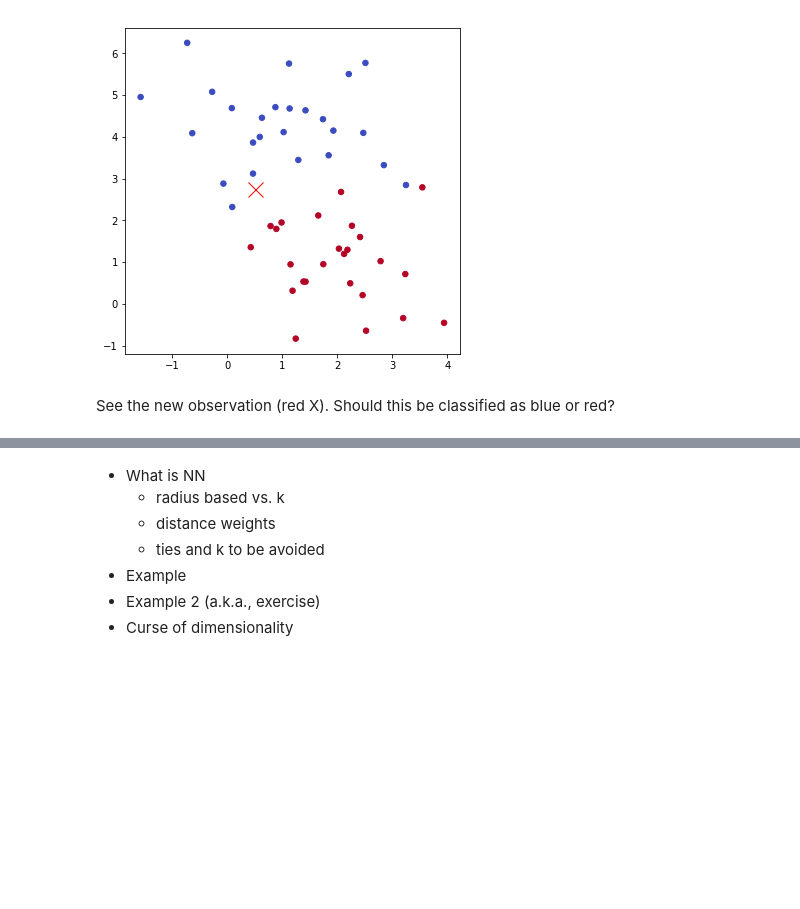
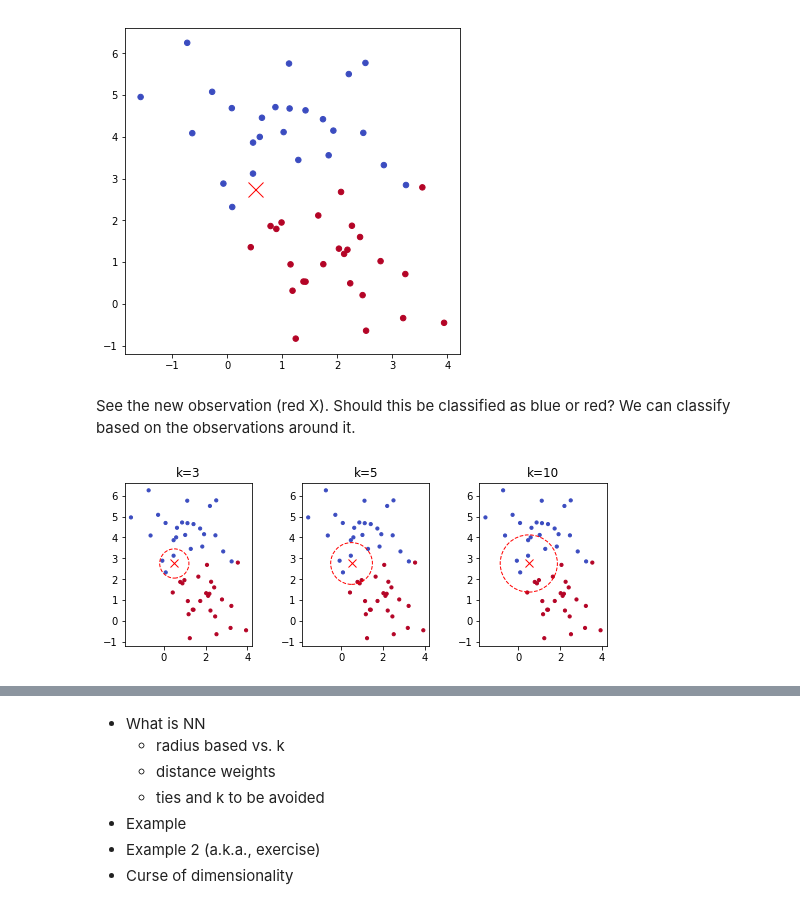
Before and after one commit to sathayas/JupyterAnalyticsSpring2018, a Jupyter notebook: NearestNeighbor.ipynb, the cells around one changed output, grey strips where cells are left out. Cells and saved outputs as stored; diff of their text form; code cells hidden in the pictures; blank space fills up the shorter version.

Commit message:
Added plots with k nearest neighbors

```diff
--- a/NearestNeighbor.ipynb
+++ b/NearestNeighbor.ipynb
@@ -85,4 +85,40 @@ plt.show()
 # %% [output]
 [figure]
 # %% [markdown]
-See the new observation (red X). Should this be classified as blue or red?
+See the new observation (red X). Should this be classified as blue or red? We can classify based on the observations around it.
+# %%
+# k nearest neighbors
+plt.figure(figsize=[9,3])
+plt.subplot(131)
+plt.scatter(X[:, 0], X[:, 1], c=y, cmap=plt.cm.coolwarm, s=10)
+plt.plot(x_new, y_new, marker='x', c='r', ms=8)
+circle = plt.Circle((x_new, y_new), radius=0.7, color='r', linewidth=1,
+                    ls='--', fill=False)
+ax = plt.gca()
+ax.add_artist(circle)
+ax.set_aspect('equal')
+plt.title('k=3')
+
+plt.subplot(132)
+plt.scatter(X[:, 0], X[:, 1], c=y, cmap=plt.cm.coolwarm, s=10)
+plt.plot(x_new, y_new, marker='x', c='r', ms=8)
+circle = plt.Circle((x_new, y_new), radius=1.0, color='r', linewidth=1,
+                    ls='--', fill=False)
+ax = plt.gca()
+ax.add_artist(circle)
+ax.set_aspect('equal')
+plt.title('k=5')
+
+plt.subplot(133)
+plt.scatter(X[:, 0], X[:, 1], c=y, cmap=plt.cm.coolwarm, s=10)
+plt.plot(x_new, y_new, marker='x', c='r', ms=8)
+circle = plt.Circle((x_new, y_new), radius=1.37, color='r', linewidth=1,
+                    ls='--', fill=False)
+ax = plt.gca()
+ax.add_artist(circle)
+ax.set_aspect('equal')
+plt.title('k=10')
+
+plt.show()
+# %% [output]
+[figure, added]
```
Also changed, not shown: parts of 1 cell of this notebook.
